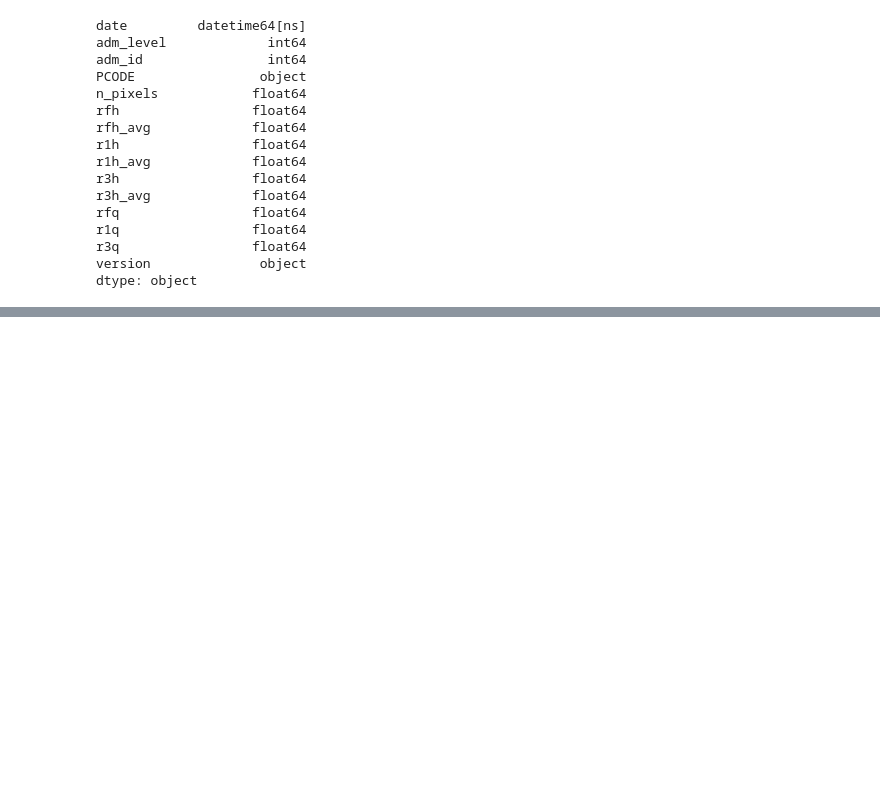
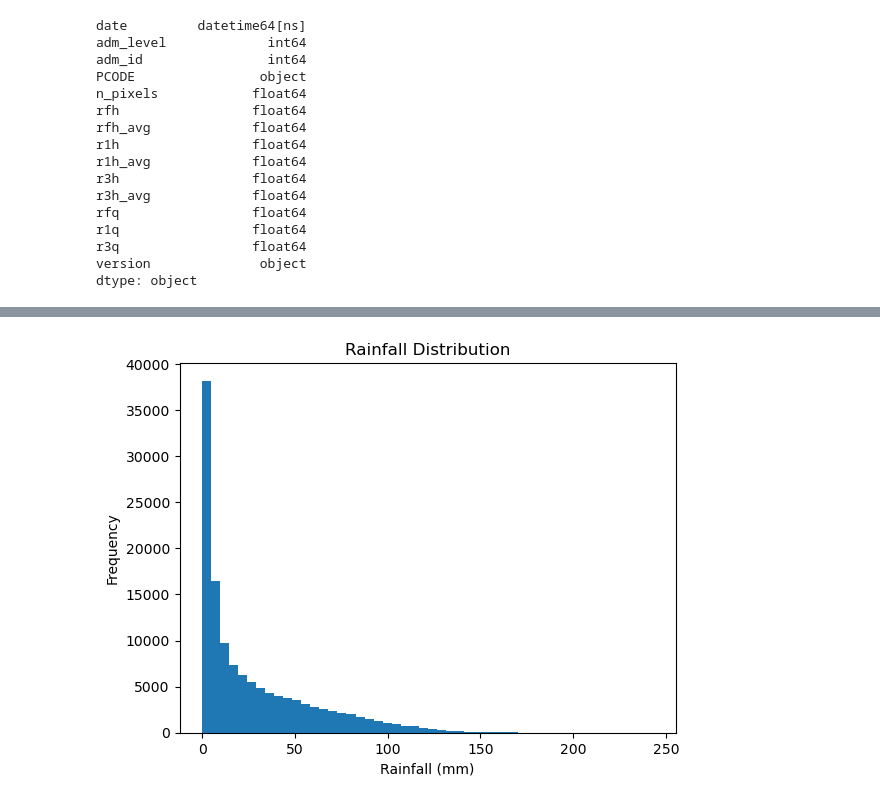
Before and after one commit to demirewu-manidefro/Rainfall, a Jupyter notebook: rainfall_prediction.ipynb, the cells around one changed output, grey strips where cells are left out. Drawn from its saved outputs; the diff is of its cells as text; code cells hidden in the pictures; blank space fills up the shorter version.

```diff
--- a/rainfall_prediction.ipynb
+++ b/rainfall_prediction.ipynb
@@ -140,8 +153,11 @@ df.duplicated().sum()
 # %%
-# # Target is current rainfall
-# y = df['rfh']
-
-# # Features (X) - we exclude 'date' and the target itself
-# features = ['rfh_avg', 'r1h_avg', 'r3h_avg', 'month', 'dekad', 'rfh_lag1', 'rfh_lag3', 'adm_id']
-# X = df[features]
+# Histogram for distribution
+plt.figure()
+plt.hist(df["rfh"], bins=50)
+plt.title("Rainfall Distribution")
+plt.xlabel("Rainfall (mm)")
+plt.ylabel("Frequency")
+plt.show()
+# %% [output]
+[figure, added]
 # %%
```
Also changed, not shown: parts of 25 cells of this notebook.
